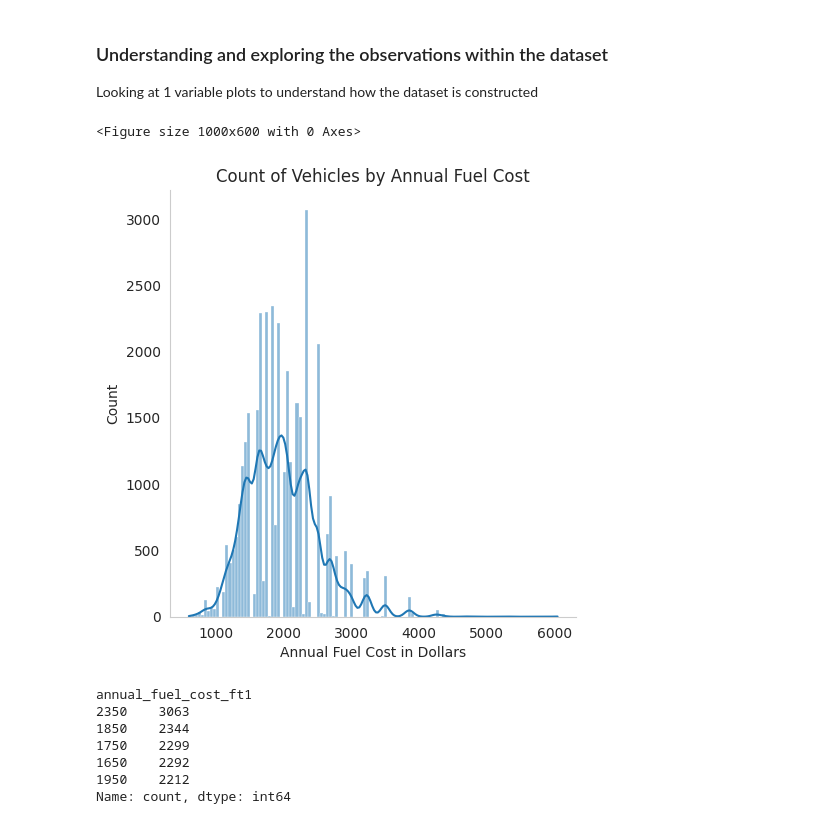
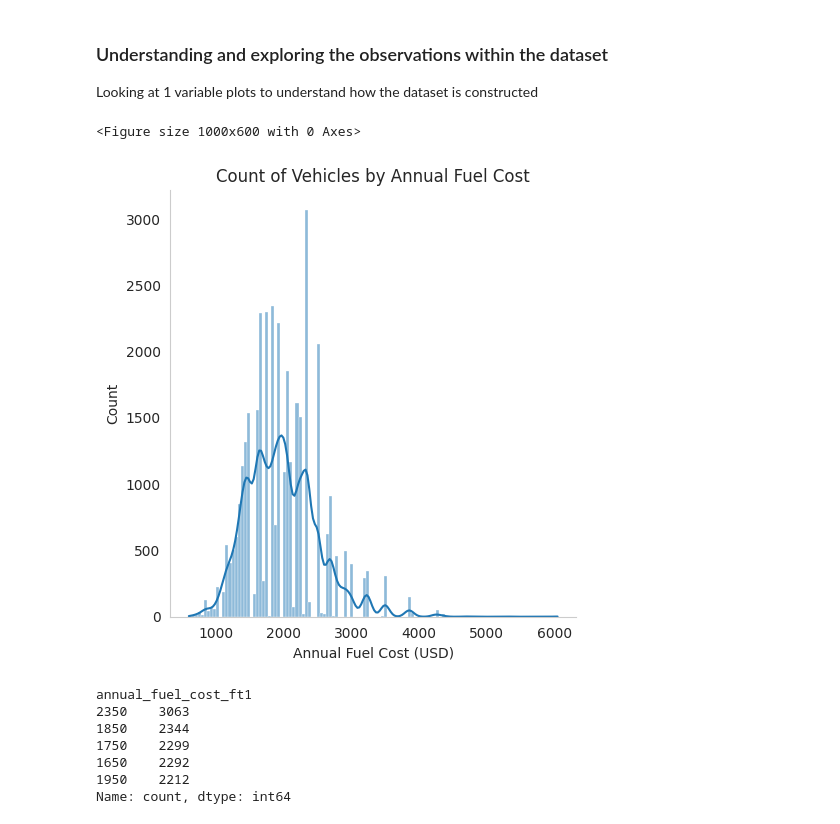
Before and after one commit to awol380/Machine-Learning-2410-Assignment, a Jupyter notebook: Phase_1.ipynb, the cells around one changed output. Saved outputs shown, nothing was run; the diff lists cells and outputs as text; code cells hidden in the pictures.

```diff
--- a/Phase_1.ipynb
+++ b/Phase_1.ipynb
@@ -508,17 +508,17 @@ Looking at 1 variable plots to understand how the dataset is constructed
 # %%
 #Visualisation 1: 1 Variable Plot - Count of Annual Fuel Cost
 
 import seaborn as sns
 import matplotlib.pyplot as plt
 plt.figure(figsize=(10,6))
 sns.set_style("whitegrid", {'axes.grid' : False})
 sns.displot(data, x="annual_fuel_cost_ft1", kde=True)
-plt.xlabel('Annual Fuel Cost in Dollars')
+plt.xlabel('Annual Fuel Cost (USD)')
 plt.title("Count of Vehicles by Annual Fuel Cost")
 plt.show()
 # %% [output]
 <Figure size 1000x600 with 0 Axes>
-[figure, old version]
+[figure, new version]
 # %%
 data['annual_fuel_cost_ft1'].value_counts().head(5)
 # %% [output]
```
Also changed, not shown: parts of 7 cells of this notebook.
